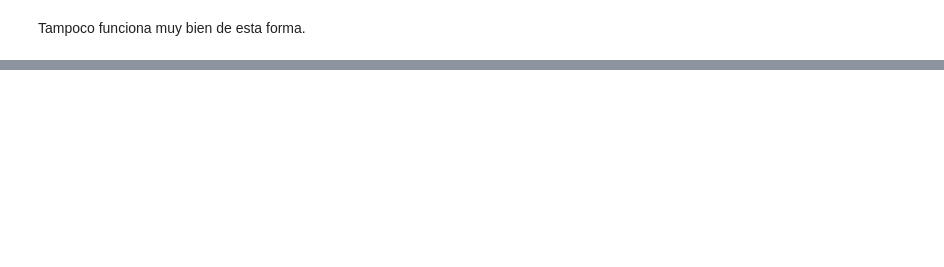
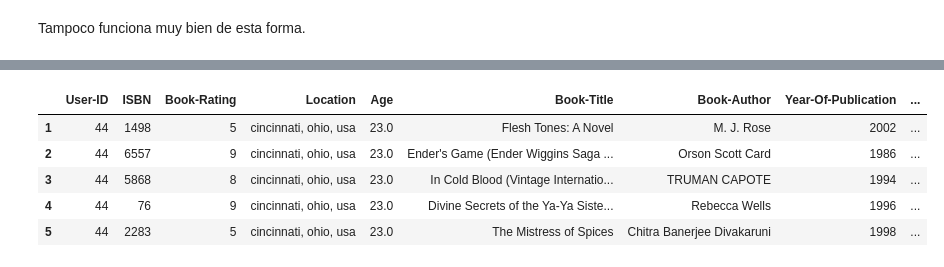
Before and after one commit to oscarjmt/DL-Laboratorio-6, a Jupyter notebook: Laboratorio 6.ipynb, the cells around one changed output, grey strips where cells are left out. Saved outputs shown, nothing was run; the diff lists cells and outputs as text; code cells hidden in the pictures; blank space fills up the shorter version.

```diff
--- a/Laboratorio 6.ipynb
+++ b/Laboratorio 6.ipynb
@@ -370,0 +396,6 @@ Tampoco funciona muy bien de esta forma.
+# %%
+books_count = df.groupby("ISBN", as_index=False)[["User-ID"]].count().rename(columns={"User-ID": "book_count"})
+users_count = df.groupby("User-ID", as_index=False)[["ISBN"]].count().rename(columns={"ISBN": "user_count"})
+filtered_data = df.merge(books_count, on="ISBN").merge(users_count, on="User-ID")
+filtered_data = filtered_data[(filtered_data.book_count >= 20) & (filtered_data.user_count >= 20)]
+len(filtered_data)
@@ -370,0 +438,22 @@ Tampoco funciona muy bien de esta forma.
+# %%
+filtered_data['ISBN'] = pd.Categorical(filtered_data['ISBN'])
+filtered_data['ISBN'] = filtered_data['ISBN'].cat.codes
+
+filtered_data['User-ID'] = pd.Categorical(filtered_data['User-ID'])
+filtered_data['User-ID'] = filtered_data['User-ID'].cat.codes
+# %%
+rating_map = {
+    0: 0,
+    1: 0,
+    2: 0,
+    3: 0,
+    4: 0,
+    5: 0,
+    6: 0,
+    7: 1,
+    8: 1,
+    9: 2,
+    10: 2
+}
+
+filtered_data["Book-Rating-NPS"] = filtered_data["Book-Rating"].map(rating_map)
@@ -370,0 +464,13 @@ Tampoco funciona muy bien de esta forma.
+# %%
+filtered_data["Book-Rating"] = pd.cut(filtered_data["Book-Rating"], bins=11, labels=list(range(11)))
+filtered_data["Book-Rating-NPS"] = pd.cut(filtered_data["Book-Rating-NPS"], bins=3, labels=list(range(3)))
+filtered_data = filtered_data.drop(['Image-URL-S','Image-URL-M', 'Image-URL-L'], axis=1)
+# %%
+filtered_data.head()
+# %% [output]
+|  | User-ID | ISBN | Book-Rating | Location | Age | Book-Title | Book-Author | Year-Of-Publication | ... |
+| 1 | 44 | 1498 | 5 | cincinnati, ohio, usa | 23.0 | Flesh Tones: A Novel | M. J. Rose | 2002 | ... |
+| 2 | 44 | 6557 | 9 | cincinnati, ohio, usa | 23.0 | Ender's Game (Ender Wiggins Saga ... | Orson Scott Card | 1986 | ... |
+| 3 | 44 | 5868 | 8 | cincinnati, ohio, usa | 23.0 | In Cold Blood (Vintage Internatio... | TRUMAN CAPOTE | 1994 | ... |
+| 4 | 44 | 76 | 9 | cincinnati, ohio, usa | 23.0 | Divine Secrets of the Ya-Ya Siste... | Rebecca Wells | 1996 | ... |
+| 5 | 44 | 2283 | 5 | cincinnati, ohio, usa | 23.0 | The Mistress of Spices | Chitra Banerjee Divakaruni | 1998 | ... |
```
Also changed, not shown: parts of 23 cells of this notebook, 5 other files.
